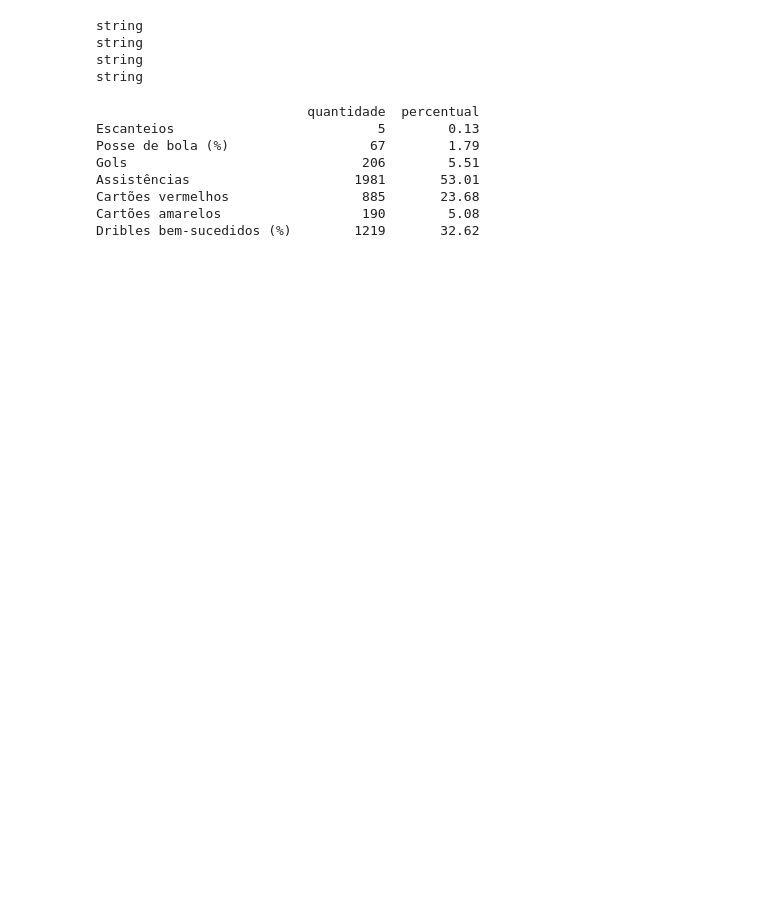
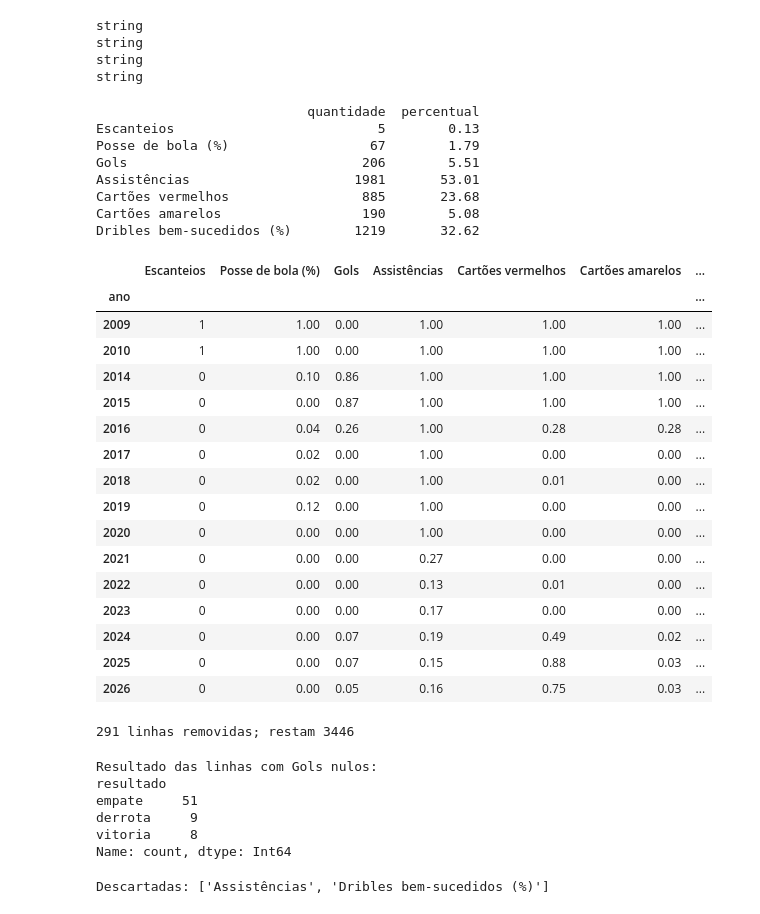
Before and after one commit to matheusmanfron/Projeto-I.A-2.0, a Jupyter notebook: ScriptsPython/Tratamento_Base.ipynb, the cells around one changed output. Cells and saved outputs as stored; diff of their text form; code cells hidden in the pictures; blank space fills up the shorter version.

```diff
--- a/ScriptsPython/Tratamento_Base.ipynb
+++ b/ScriptsPython/Tratamento_Base.ipynb
@@ -139,3 +141,80 @@ Assistências                     1981       53.01
 Cartões vermelhos                 885       23.68
 Cartões amarelos                  190        5.08
 Dribles bem-sucedidos (%)        1219       32.62
+# %%
+#Tratando valores nulos
+
+ano_inicio = 2017
+ano_assitencias = 2021
+limite_nulos_coluna = 0.20
+
+log = {}
+
+#conferindo o padrão temporal dos valores nulos
+df.assign(ano=df["data"].dt.year).groupby("ano")[colunas_estatisticas].agg(
+    lambda s: s.isna().mean().round(2)
+)
+# %% [output]
+|  | Escanteios | Posse de bola (%) | Gols | Assistências | Cartões vermelhos | Cartões amarelos | ... |
+| ano |  |  |  |  |  |  | ... |
+| 2009 | 1 | 1.00 | 0.00 | 1.00 | 1.00 | 1.00 | ... |
+| 2010 | 1 | 1.00 | 0.00 | 1.00 | 1.00 | 1.00 | ... |
+| 2014 | 0 | 0.10 | 0.86 | 1.00 | 1.00 | 1.00 | ... |
+| 2015 | 0 | 0.00 | 0.87 | 1.00 | 1.00 | 1.00 | ... |
+| 2016 | 0 | 0.04 | 0.26 | 1.00 | 0.28 | 0.28 | ... |
+| 2017 | 0 | 0.02 | 0.00 | 1.00 | 0.00 | 0.00 | ... |
+| 2018 | 0 | 0.02 | 0.00 | 1.00 | 0.01 | 0.00 | ... |
+| 2019 | 0 | 0.12 | 0.00 | 1.00 | 0.00 | 0.00 | ... |
+| 2020 | 0 | 0.00 | 0.00 | 1.00 | 0.00 | 0.00 | ... |
+| 2021 | 0 | 0.00 | 0.00 | 0.27 | 0.00 | 0.00 | ... |
+| 2022 | 0 | 0.00 | 0.00 | 0.13 | 0.01 | 0.00 | ... |
+| 2023 | 0 | 0.00 | 0.00 | 0.17 | 0.00 | 0.00 | ... |
+| 2024 | 0 | 0.00 | 0.07 | 0.19 | 0.49 | 0.02 | ... |
+| 2025 | 0 | 0.00 | 0.07 | 0.15 | 0.88 | 0.03 | ... |
+| 2026 | 0 | 0.00 | 0.05 | 0.16 | 0.75 | 0.03 | ... |
+# %%
+#Tratando valores nulos (Removendo período sem coleta)
+
+n_antes = len(df)
+df = df[df["data"].dt.year >= ano_inicio].copy().reset_index(drop=True)
+log["Linhas removidas (anteriores a 2017)"] = n_antes - len(df)
+print(f"{n_antes - len(df)} linhas removidas; restam {len(df)}")
+# %% [output]
+291 linhas removidas; restam 3446
+# %%
+#Tratando valores nulos (Gols)
+print("Resultado das linhas com Gols nulos:")
+print(df.loc[df["Gols"].isna(), "resultado"].value_counts().rename({0: "derrota", 1: "empate", 2: "vitoria"}))
+
+mask = df["Gols"].isna() & df["resultado"].isin([0, 1]).to_numpy()
+df.loc[mask, "Gols"] = 0
+log["Gols -> 0 (empate/derrota)"] = int(mask.sum())
+log["Gols nulos mantido (vitoria)"] = int(df["Gols"].isna().sum())
+# %% [output]
+Resultado das linhas com Gols nulos:
+resultado
+empate     51
+derrota     9
+vitoria     8
+Name: count, dtype: Int64
+# %%
+#Tratando valores nulos (cartões vermelhos, dribles e assistencias)
+
+n = df["Cartões vermelhos"].isna().sum()
+df["Cartões vermelhos"] = df["Cartões vermelhos"].fillna(0)
+log["Cartões vermelhos → 0"] = int(n)
+
+ano = df["data"].dt.year
+mask = df["Assistências"].isna() & (ano >= ano_assitencias)
+df.loc[mask, "Assistências"] = 0
+log[f"Assistências → 0 ({ano_assitencias}+)"] = int(mask.sum())
+log[f"Assistências nulas antes de {ano_assitencias} (estruturais)"] = int(df["Assistências"].isna().sum())
+
+#Descartando Assitencias e dribles bem sucedidos
+pct = df[colunas_estatisticas].isna().mean()
+descartar = pct[pct > limite_nulos_coluna].index.tolist()
+df = df.drop(columns=descartar)
+log["Colunas descartadas"] = ", ".join(descartar) if descartar else "nenhuma"
+print("Descartadas:", descartar)
+# %% [output]
+Descartadas: ['Assistências', 'Dribles bem-sucedidos (%)']
```
Also changed, not shown: parts of 4 cells of this notebook.
